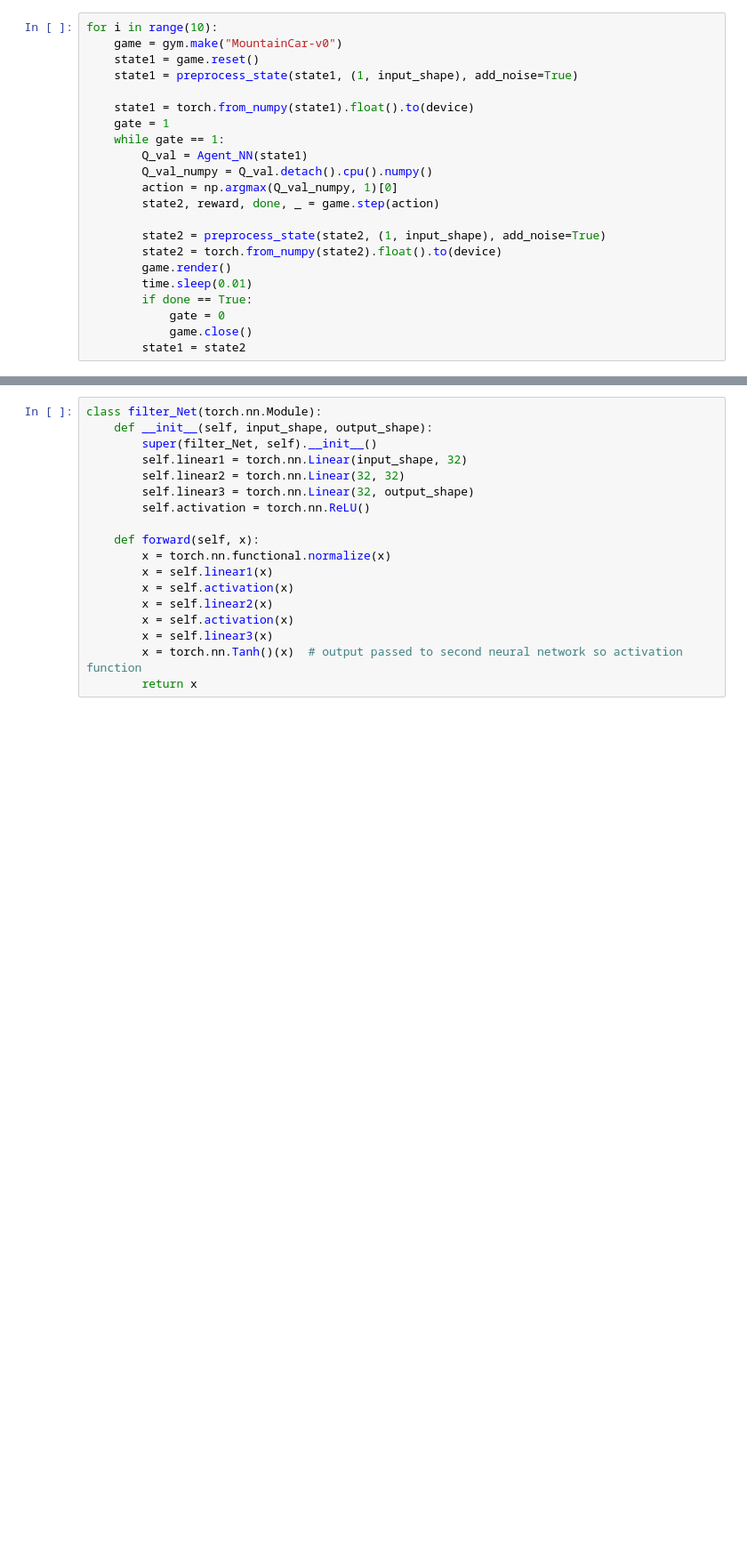
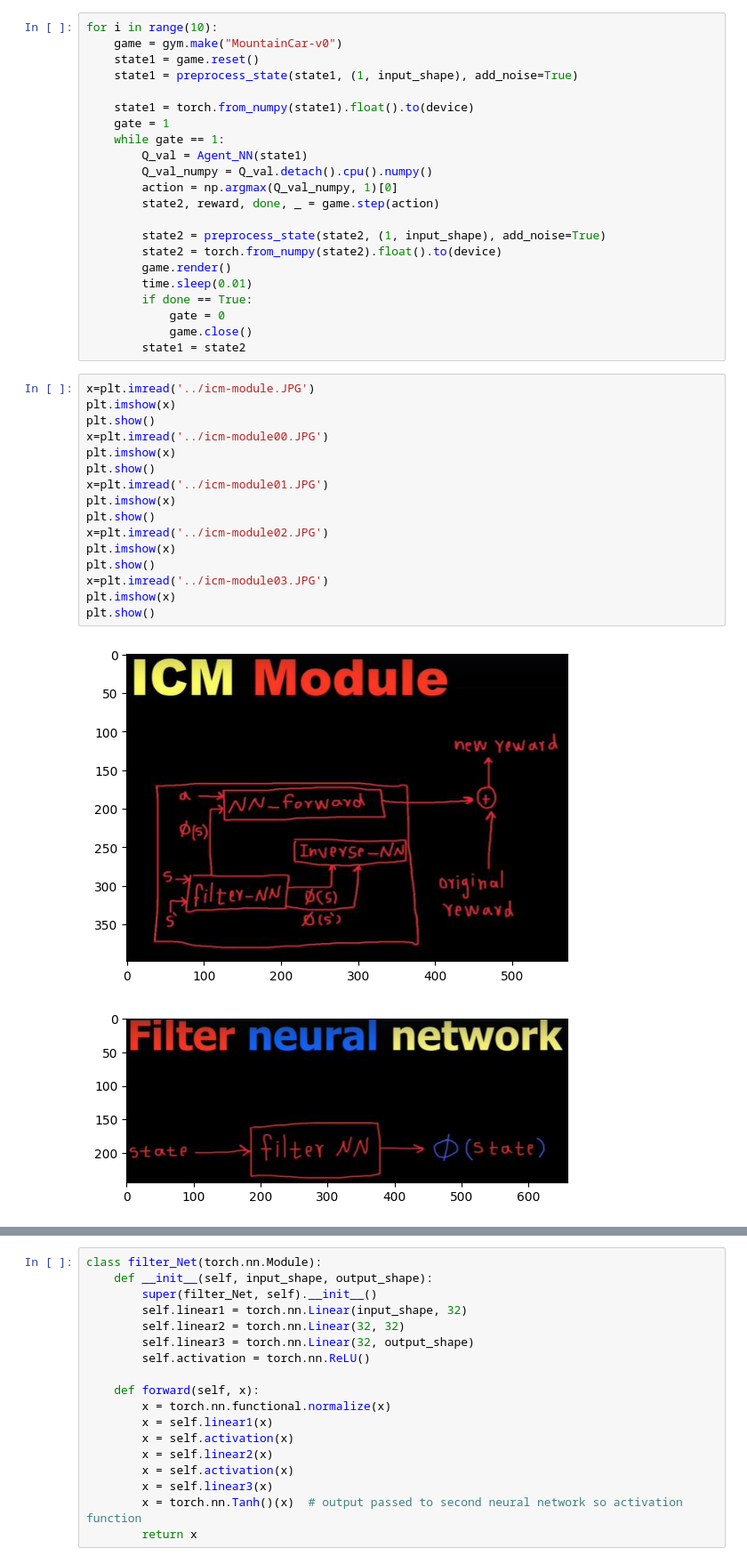
Before and after one commit to lestetedelioncourt/Testrepository, a Jupyter notebook: GridworldDeepQ.ipynb, the cells around one changed output, grey strips where cells are left out. Shown at 89% size. Saved outputs shown, nothing was run; the diff lists cells and outputs as text; blank space fills up the shorter version.

```diff
--- a/GridworldDeepQ.ipynb
+++ b/GridworldDeepQ.ipynb
@@ -950,3 +950,22 @@ for i in range(10):
             gate = 0
             game.close()
         state1 = state2
+# %%
+x=plt.imread('../icm-module.JPG')
+plt.imshow(x)
+plt.show()
+x=plt.imread('../icm-module00.JPG')
+plt.imshow(x)
+plt.show()
+x=plt.imread('../icm-module01.JPG')
+plt.imshow(x)
+plt.show()
+x=plt.imread('../icm-module02.JPG')
+plt.imshow(x)
+plt.show()
+x=plt.imread('../icm-module03.JPG')
+plt.imshow(x)
+plt.show()
+# %% [output]
+[figure, added]
+[figure, added]
```
Also changed, not shown: parts of 34 cells of this notebook.
